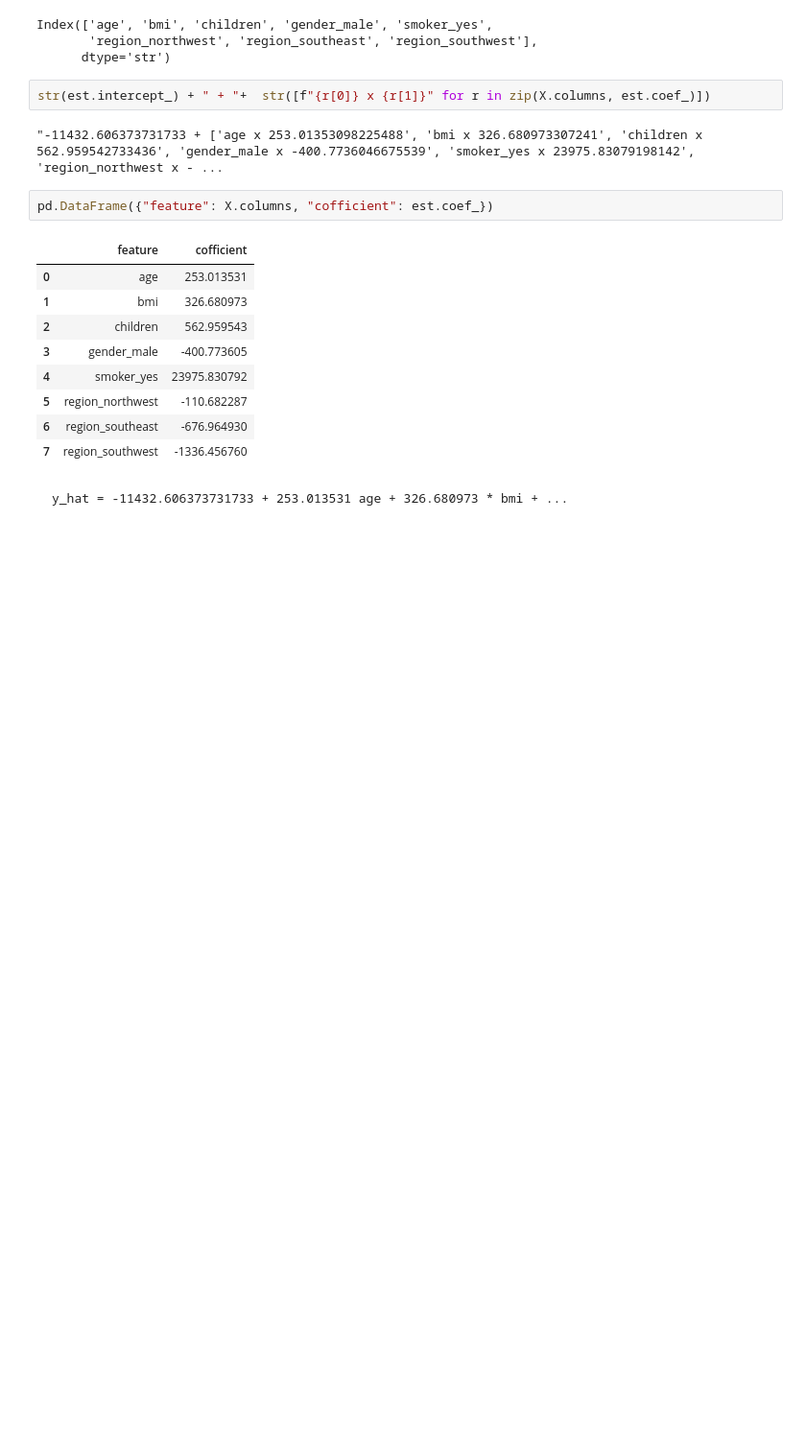
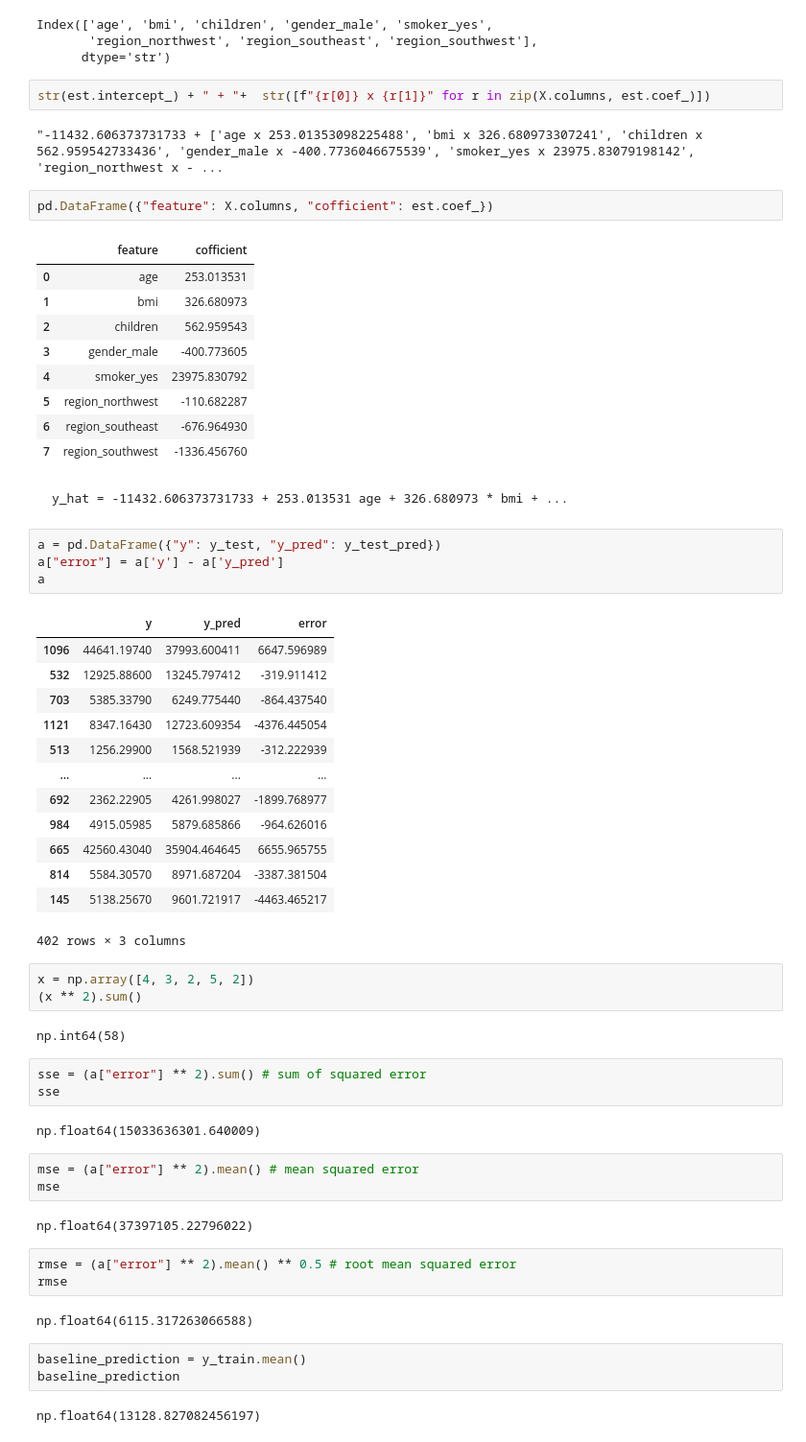
Before and after one commit to aioskill/genai2026, a Jupyter notebook: notebooks/ML/Regression Demo.ipynb, the cells around one changed output. Shown at 96% size. Saved outputs shown, nothing was run; the diff lists cells and outputs as text; blank space fills up the shorter version.

````diff
--- a/notebooks/ML/Regression Demo.ipynb
+++ b/notebooks/ML/Regression Demo.ipynb
@@ -225,3 +225,46 @@ pd.DataFrame({"feature": X.columns, "cofficient": est.coef_})
 ```
 y_hat = -11432.606373731733 + 253.013531 age + 326.680973 * bmi + ...
 ```
+# %%
+a = pd.DataFrame({"y": y_test, "y_pred": y_test_pred})
+a["error"] = a['y'] - a['y_pred']
+a
+# %% [output]
+|  | y | y_pred | error |
+| 1096 | 44641.19740 | 37993.600411 | 6647.596989 |
+| 532 | 12925.88600 | 13245.797412 | -319.911412 |
+| 703 | 5385.33790 | 6249.775440 | -864.437540 |
+| 1121 | 8347.16430 | 12723.609354 | -4376.445054 |
+| 513 | 1256.29900 | 1568.521939 | -312.222939 |
+| ... | ... | ... | ... |
+| 692 | 2362.22905 | 4261.998027 | -1899.768977 |
+| 984 | 4915.05985 | 5879.685866 | -964.626016 |
+| 665 | 42560.43040 | 35904.464645 | 6655.965755 |
+| 814 | 5584.30570 | 8971.687204 | -3387.381504 |
+| 145 | 5138.25670 | 9601.721917 | -4463.465217 |
+402 rows × 3 columns
+# %%
+x = np.array([4, 3, 2, 5, 2])
+(x ** 2).sum()
+# %% [output]
+np.int64(58)
+# %%
+sse = (a["error"] ** 2).sum() # sum of squared error
+sse
+# %% [output]
+np.float64(15033636301.640009)
+# %%
+mse = (a["error"] ** 2).mean() # mean squared error
+mse
+# %% [output]
+np.float64(37397105.22796022)
+# %%
+rmse = (a["error"] ** 2).mean() ** 0.5 # root mean squared error
+rmse
+# %% [output]
+np.float64(6115.317263066588)
+# %%
+baseline_prediction = y_train.mean()
+baseline_prediction
+# %% [output]
+np.float64(13128.827082456197)
````
Also changed, not shown: parts of 7 cells of this notebook.
